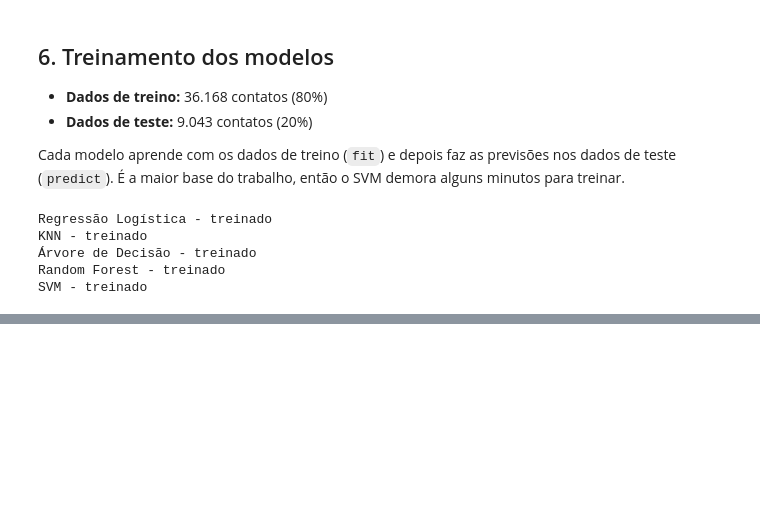
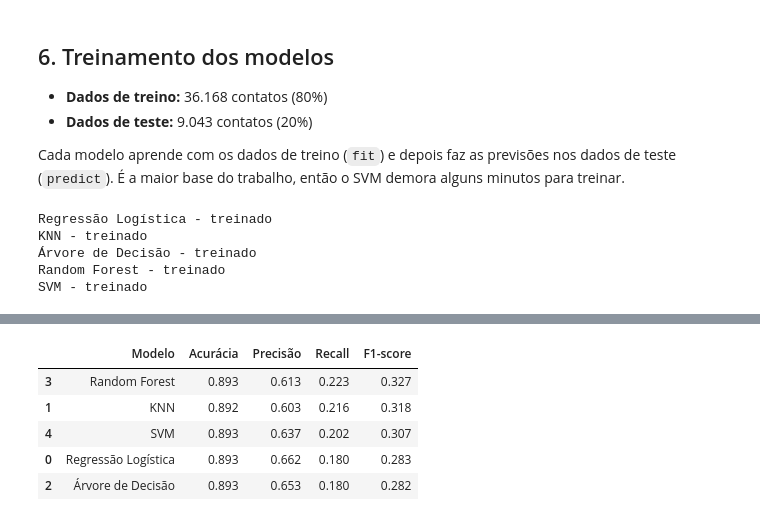
Before and after one commit to JlucasFaria/projeto-ml, a Jupyter notebook: notebooks/03_marketing_bancario.ipynb, the cells around one changed output, grey strips where cells are left out. Saved outputs shown, nothing was run; the diff lists cells and outputs as text; code cells hidden in the pictures; blank space fills up the shorter version.

```diff
--- a/notebooks/03_marketing_bancario.ipynb
+++ b/notebooks/03_marketing_bancario.ipynb
@@ -350,0 +363,23 @@ SVM - treinado
+# %%
+from sklearn.metrics import accuracy_score, precision_score, recall_score, f1_score
+from sklearn.metrics import confusion_matrix, ConfusionMatrixDisplay, classification_report
+
+resultados = []
+for nome, y_prev in previsoes.items():
+    resultados.append({
+        'Modelo': nome,
+        'Acurácia': accuracy_score(y_teste, y_prev),
+        'Precisão': precision_score(y_teste, y_prev),
+        'Recall': recall_score(y_teste, y_prev),
+        'F1-score': f1_score(y_teste, y_prev)
+    })
+
+tabela = pd.DataFrame(resultados).sort_values('F1-score', ascending=False)
+tabela.round(3)
+# %% [output]
+|  | Modelo | Acurácia | Precisão | Recall | F1-score |
+| 3 | Random Forest | 0.893 | 0.613 | 0.223 | 0.327 |
+| 1 | KNN | 0.892 | 0.603 | 0.216 | 0.318 |
+| 4 | SVM | 0.893 | 0.637 | 0.202 | 0.307 |
+| 0 | Regressão Logística | 0.893 | 0.662 | 0.180 | 0.283 |
+| 2 | Árvore de Decisão | 0.893 | 0.653 | 0.180 | 0.282 |
```
Also changed, not shown: parts of 6 cells of this notebook.
